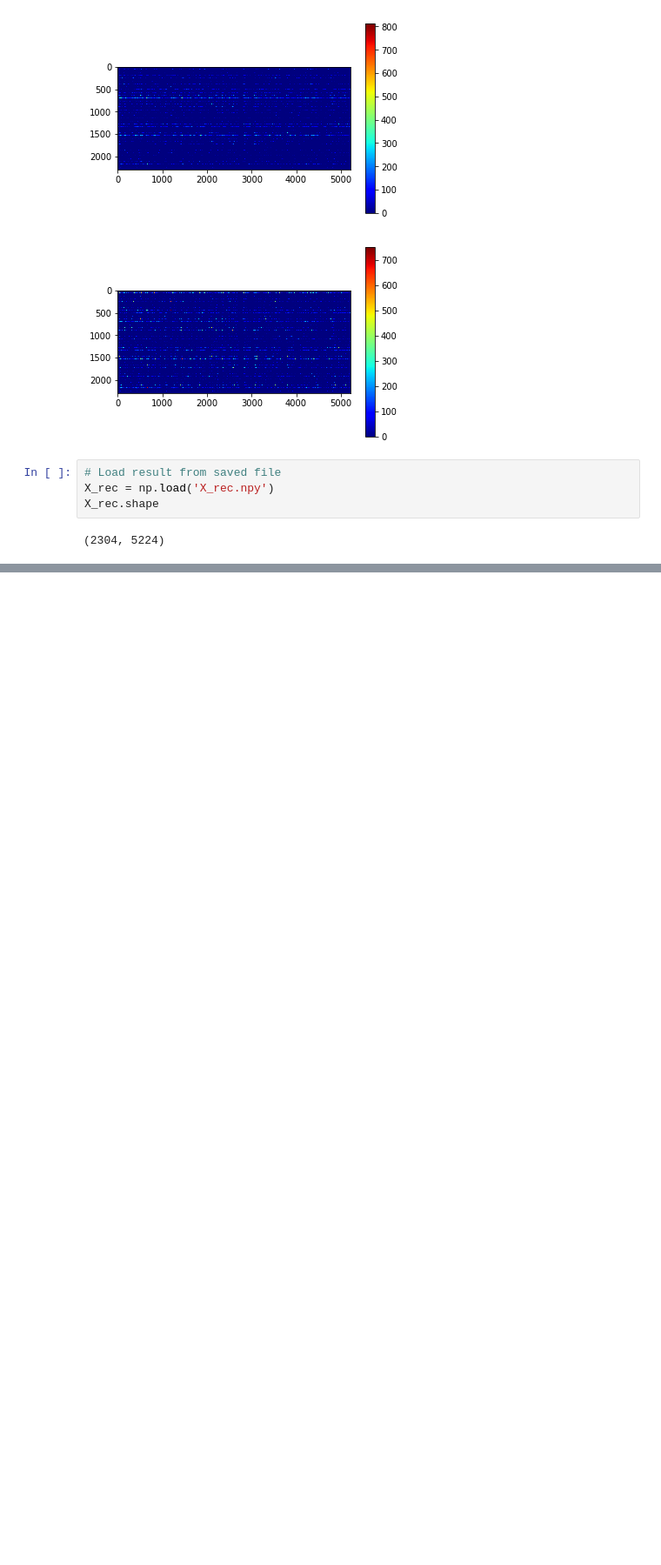
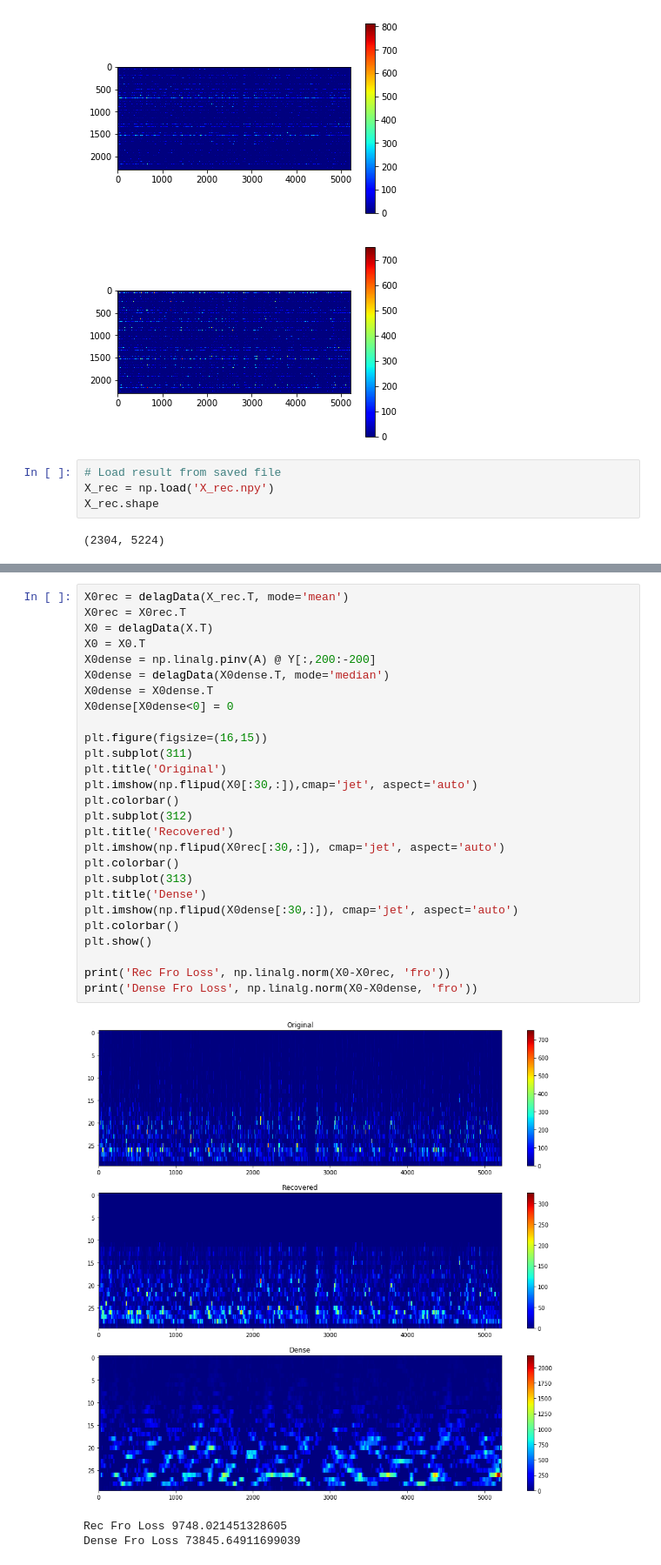
Before and after one commit to adityasinha379/Sparse-Recovery-of-Heard-Speech-Spectrogram, a Jupyter notebook: Project_as5624_vsr2119.ipynb, the cells around one changed output, grey strips where cells are left out. Shown at 87% size. Drawn from its saved outputs; the diff is of its cells as text; blank space fills up the shorter version.

Commit message:
Delagged spectrograms

```diff
--- a/Project_as5624_vsr2119.ipynb
+++ b/Project_as5624_vsr2119.ipynb
@@ -168,0 +182,31 @@ X_rec.shape
+# %%
+X0rec = delagData(X_rec.T, mode='mean')
+X0rec = X0rec.T
+X0 = delagData(X.T)
+X0 = X0.T
+X0dense = np.linalg.pinv(A) @ Y[:,200:-200]
+X0dense = delagData(X0dense.T, mode='median')
+X0dense = X0dense.T
+X0dense[X0dense<0] = 0
+
+plt.figure(figsize=(16,15))
+plt.subplot(311)
+plt.title('Original')
+plt.imshow(np.flipud(X0[:30,:]),cmap='jet', aspect='auto')
+plt.colorbar()
+plt.subplot(312)
+plt.title('Recovered')
+plt.imshow(np.flipud(X0rec[:30,:]), cmap='jet', aspect='auto')
+plt.colorbar()
+plt.subplot(313)
+plt.title('Dense')
+plt.imshow(np.flipud(X0dense[:30,:]), cmap='jet', aspect='auto')
+plt.colorbar()
+plt.show()
+
+print('Rec Fro Loss', np.linalg.norm(X0-X0rec, 'fro'))
+print('Dense Fro Loss', np.linalg.norm(X0-X0dense, 'fro'))
+# %% [output]
+[figure, added]
+Rec Fro Loss 9748.021451328605
+Dense Fro Loss 73845.64911699039
```
Also changed, not shown: parts of 1 cell of this notebook.
